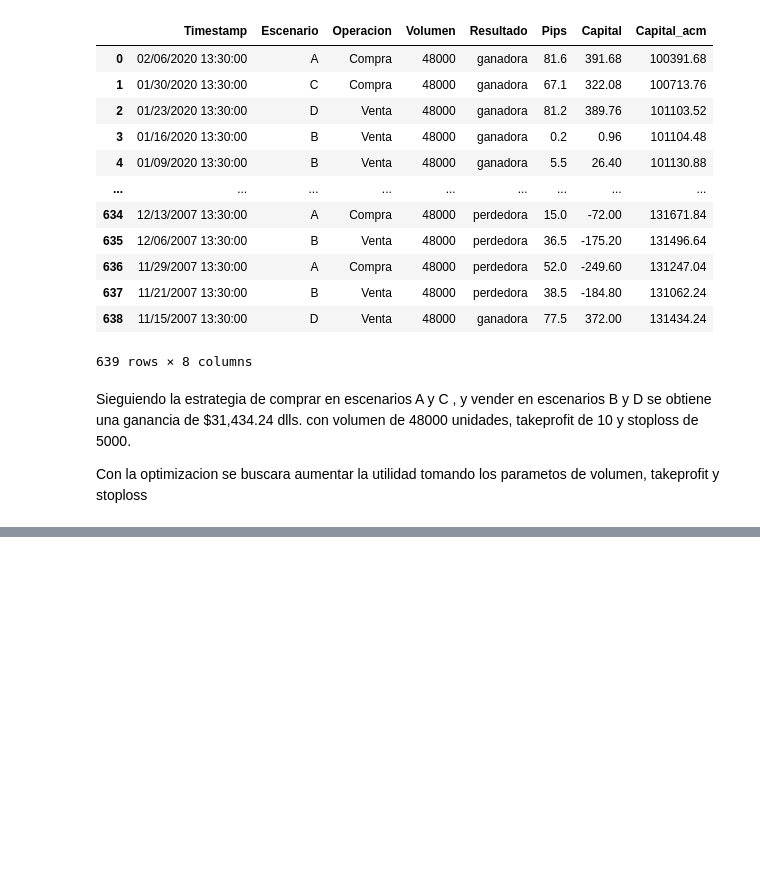
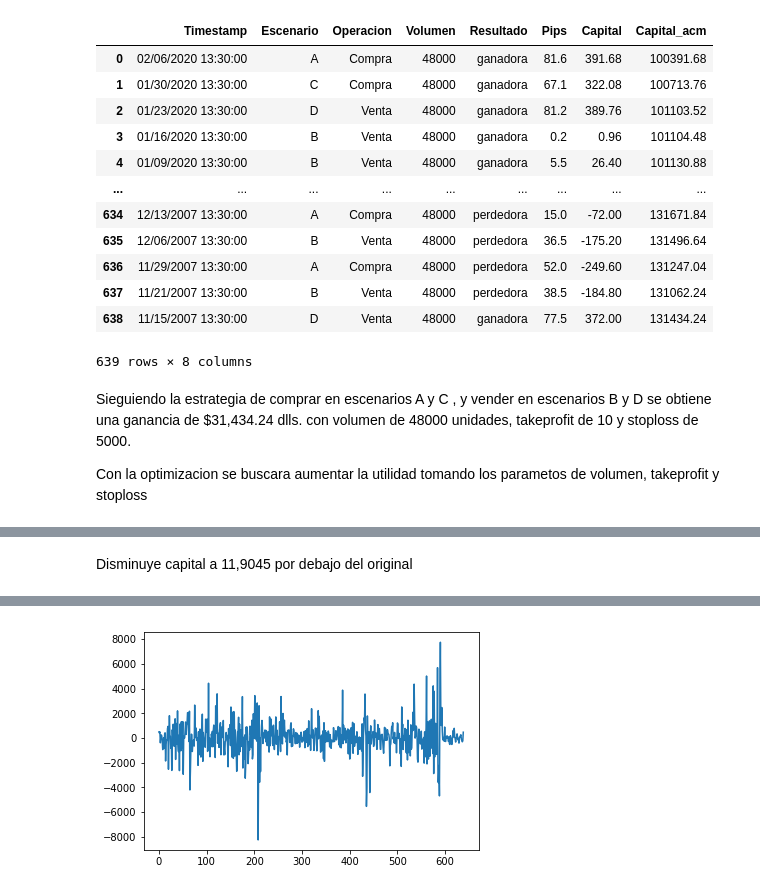
Before and after one commit to luisangelrp97/LAB_4_LARP, a Jupyter notebook: notebook.ipynb, the cells around one changed output, grey strips where cells are left out. Saved outputs shown, nothing was run; the diff lists cells and outputs as text; code cells hidden in the pictures; blank space fills up the shorter version.

```diff
--- a/notebook.ipynb
+++ b/notebook.ipynb
@@ -190,0 +264,6 @@ Con la optimizacion se buscara aumentar la utilidad tomando los parametos de vol
+# %% [markdown]
+Disminuye capital a 11,9045  por debajo del original
+# %%
+# aumenta tp y volumen, sl se mantiene
+fn.optimi(5000,100,60000)
+# %% [output]
@@ -190,0 +287 @@ Con la optimizacion se buscara aumentar la utilidad tomando los parametos de vol
+[figure, added]
```
Also changed, not shown: parts of 23 cells of this notebook.
